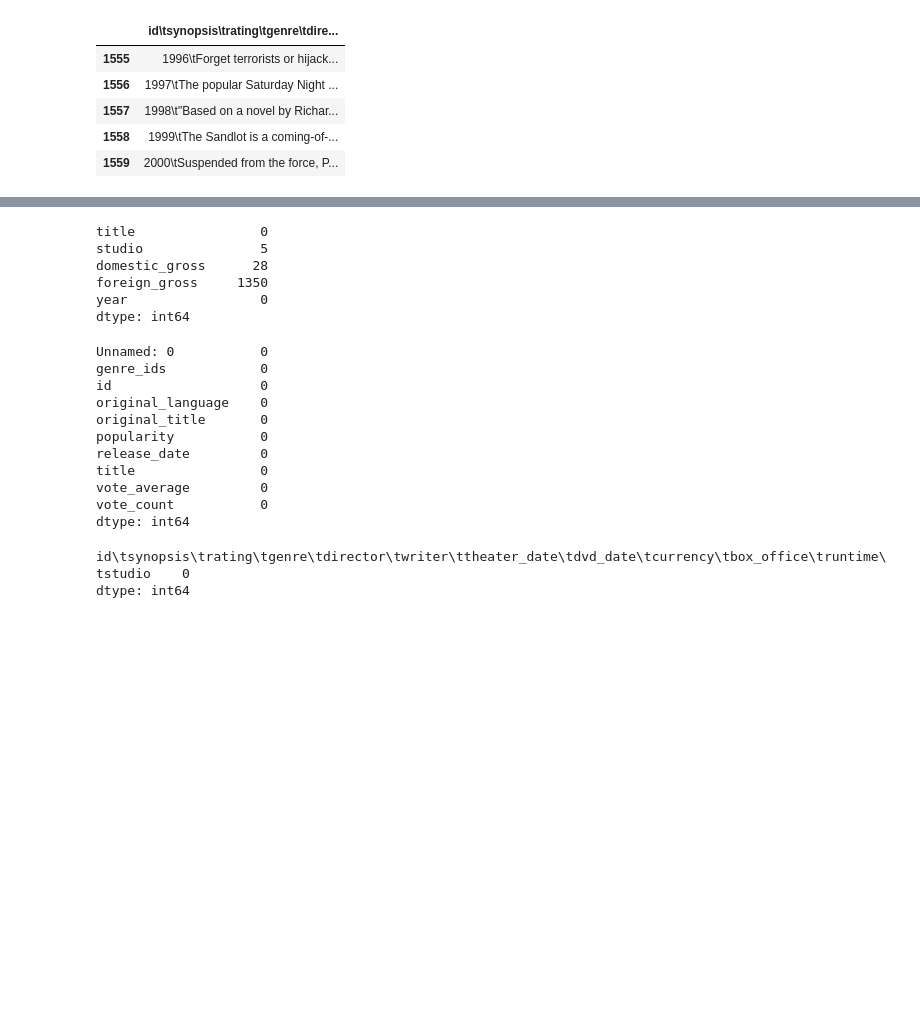
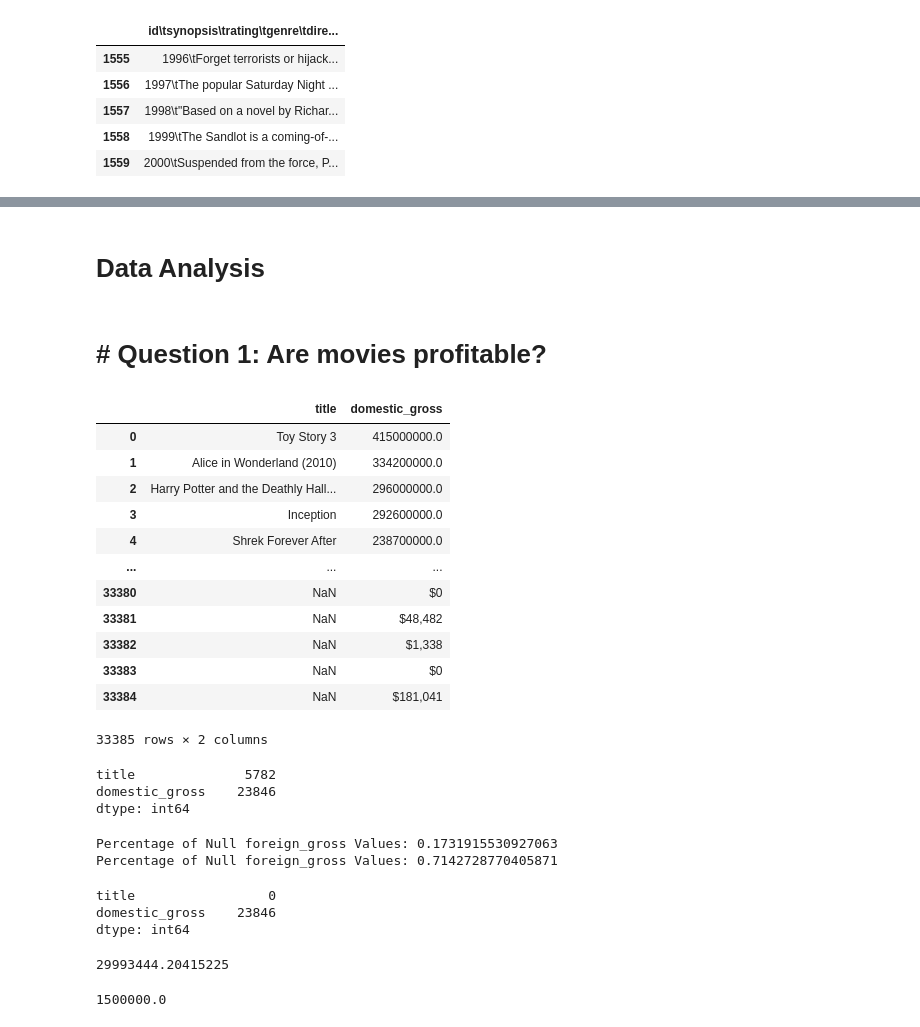
Before and after one commit to sophia14324/dsc-phase-1-project-v2-4, a Jupyter notebook: student.ipynb, the cells around one changed output, grey strips where cells are left out. Saved outputs shown, nothing was run; the diff lists cells and outputs as text; code cells hidden in the pictures; blank space fills up the shorter version.

```diff
--- a/student.ipynb
+++ b/student.ipynb
@@ -255,29 +404,57 @@ Data cleaning helps ensure is clean by ensuring data is free of inaccuracies, in
+# %% [markdown]
+# Data Analysis
+# %% [markdown]
+# # Question 1: Are movies profitable?
+# %%
+#create a new dataframe that will isolate other variables but tittle and domestic gross
+
+profitability = df.drop(["studio", "foreign_gross", "year",
+                         "Unnamed: 0", "genre_ids", "id", "original_language", "original_title", "popularity",
+                         "release_date", "vote_average", "vote_count", "movie", "production_budget", "worldwide_gross"], axis =1)
+profitability
+# %% [output]
+|  | title | domestic_gross |
+| 0 | Toy Story 3 | 415000000.0 |
+| 1 | Alice in Wonderland (2010) | 334200000.0 |
+| 2 | Harry Potter and the Deathly Hall... | 296000000.0 |
+| 3 | Inception | 292600000.0 |
+| 4 | Shrek Forever After | 238700000.0 |
+| ... | ... | ... |
+| 33380 | NaN | $0 |
+| 33381 | NaN | $48,482 |
+| 33382 | NaN | $1,338 |
+| 33383 | NaN | $0 |
+| 33384 | NaN | $181,041 |
+33385 rows × 2 columns
 # %%
-#Viewing NaN values
-bom_movies.isna().sum()
+#NaN values
+profitability.isnull().sum()
 # %% [output]
-title                0
-studio               5
-domestic_gross      28
-foreign_gross     1350
-year                 0
+title              5782
+domestic_gross    23846
 dtype: int64
-# %%
-tmdb_movies.isna().sum()
-# %% [output]
-Unnamed: 0           0
-genre_ids            0
-id                   0
-original_language    0
-original_title       0
-popularity           0
-release_date         0
-title                0
-vote_average         0
-vote_count           0
-dtype: int64
-# %%
-tn_movie_budgets.isna().sum()
-# %% [output]
-id\tsynopsis\trating\tgenre\tdirector\twriter\ttheater_date\tdvd_date\tcurrency\tbox_office\truntime\tstudio    0
-dtype: int64
+# %%
+print('Percentage of Null foreign_gross Values:', len(profitability[profitability.title.isna()])/ len(profitability))
+print('Percentage of Null foreign_gross Values:', len(profitability[profitability.domestic_gross.isna()])/ len(profitability))
+# %% [output]
+Percentage of Null foreign_gross Values: 0.1731915530927063
+Percentage of Null foreign_gross Values: 0.7142728770405871
+# %%
+#drop the title rows with NaN values
+profitability.dropna(subset= ['title'], inplace= True)
+profitability.isnull().sum()
+# %% [output]
+title                 0
+domestic_gross    23846
+dtype: int64
+# %%
+#Calculating domestic gross mean in dollars
+profitability['domestic_gross'].mean()
+# %% [output]
+29993444.20415225
+# %%
+#Calculating domestic gross median in dollars
+
+profitability['domestic_gross'].median()
+# %% [output]
+1500000.0
```
Also changed, not shown: parts of 25 cells of this notebook.
